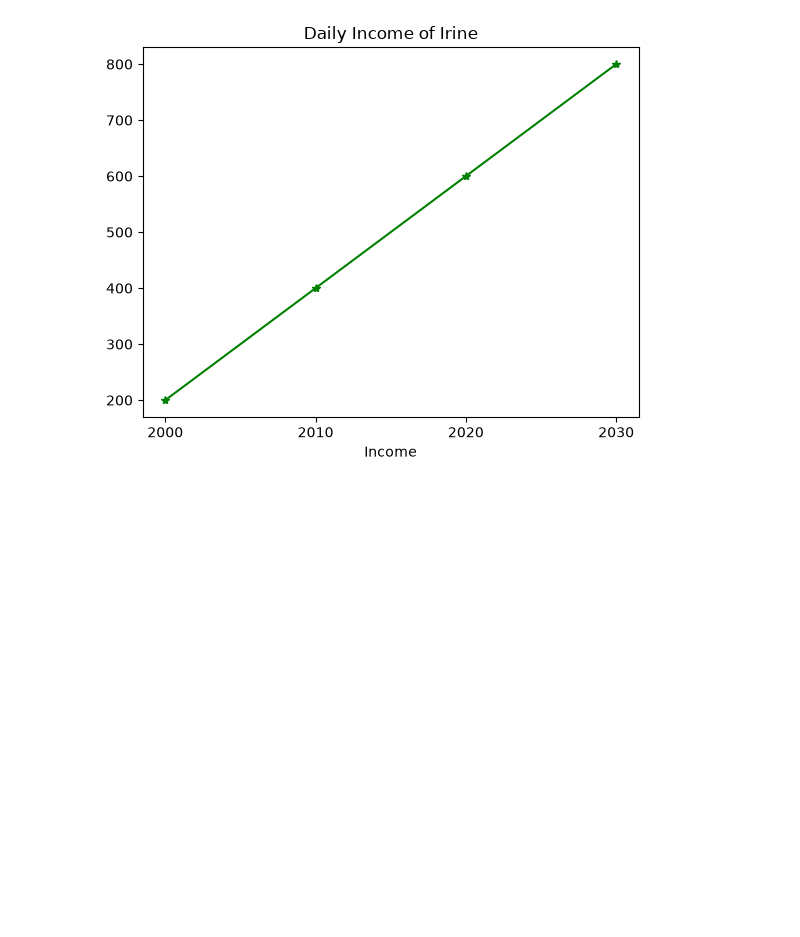
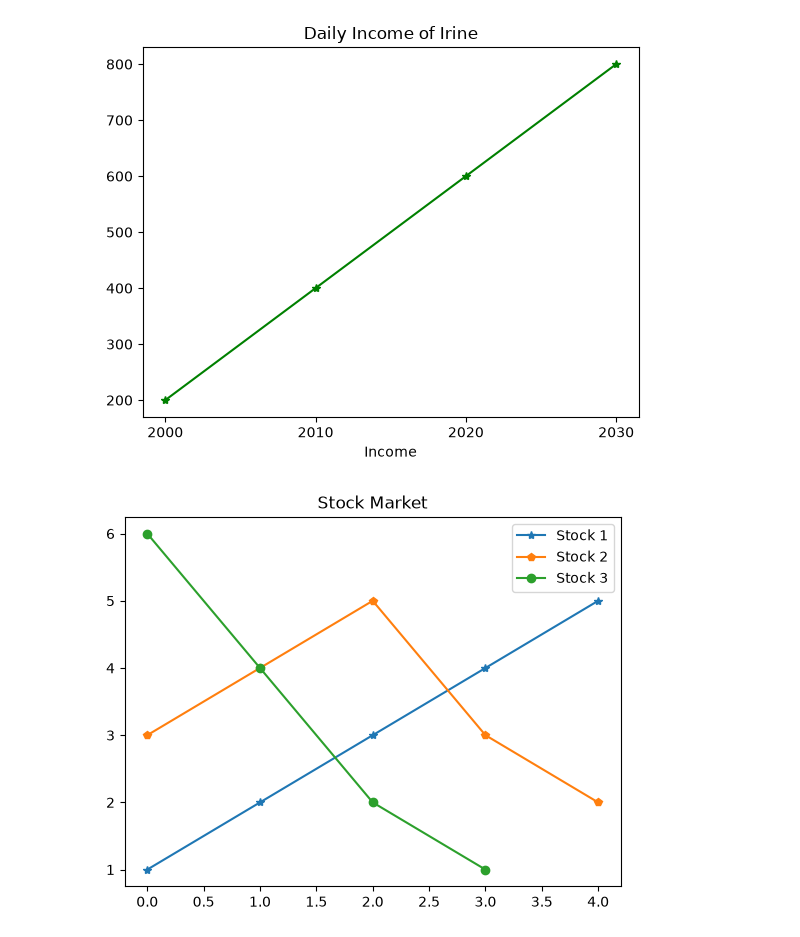
Before and after one commit to Irinejeba/Advanced-Python, a Jupyter notebook: Matplotlib.ipynb, the cells around one changed output. Cells and saved outputs as stored; diff of their text form; code cells hidden in the pictures; blank space fills up the shorter version.

```diff
--- a/Matplotlib.ipynb
+++ b/Matplotlib.ipynb
@@ -77,3 +77,16 @@ plt.plot(years,income,c='g',marker="*")
 plt.show();
 # %% [output]
 [figure]
+# %%
+#Stock Market
+StockA =[1,2,3,4,5]
+StockB =[3,4,5,3,2]
+StockC =[6,4,2,1]
+plt.title("Stock Market")
+plt.plot(StockA,label="Stock 1",marker="*")
+plt.plot(StockB,label="Stock 2",marker="p")
+plt.plot(StockC,label="Stock 3",marker="o")
+plt.legend()
+plt.show();
+# %% [output]
+[figure, added]
```
Also changed, not shown: parts of 21 cells of this notebook, 1 other file.
